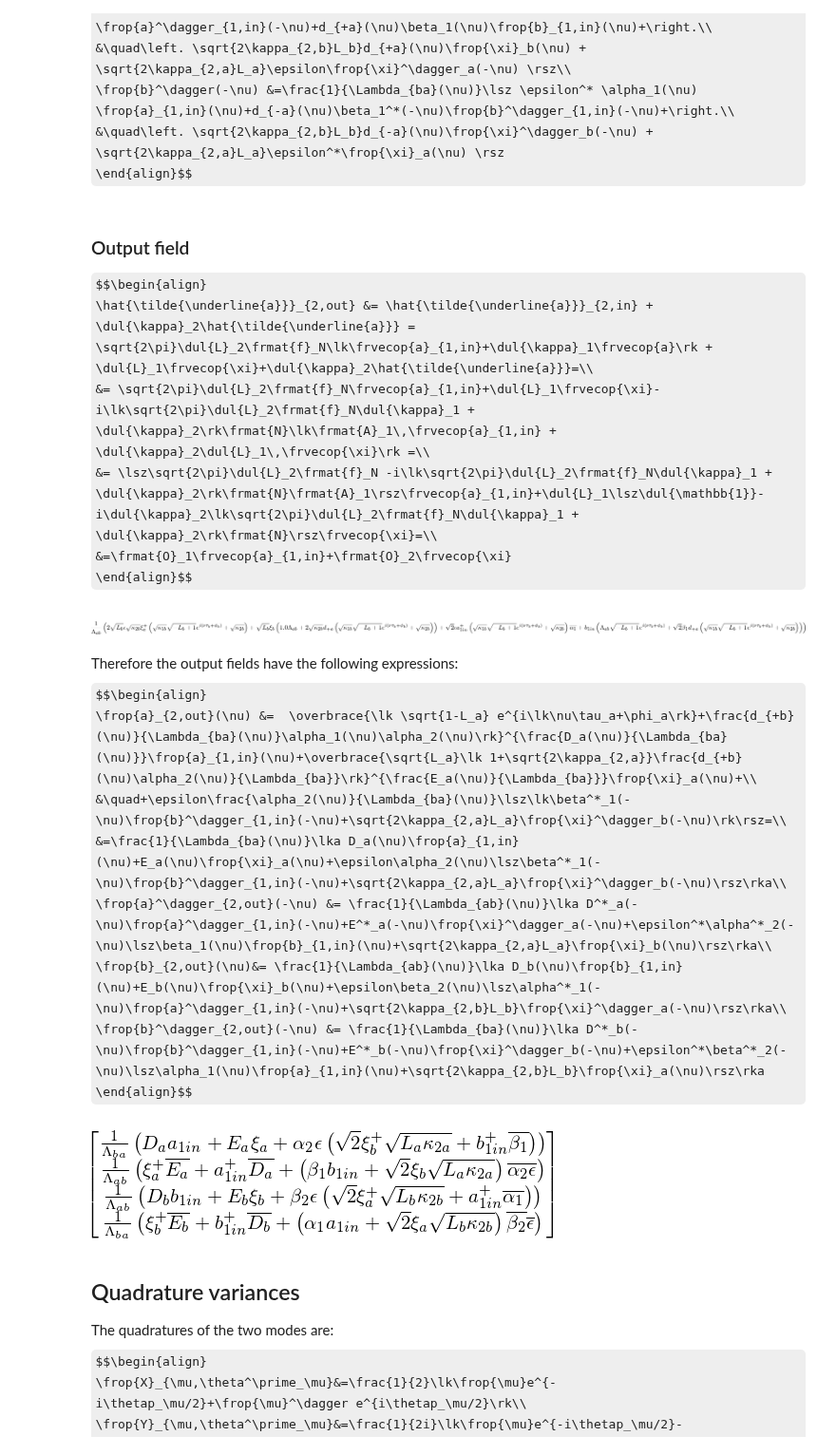
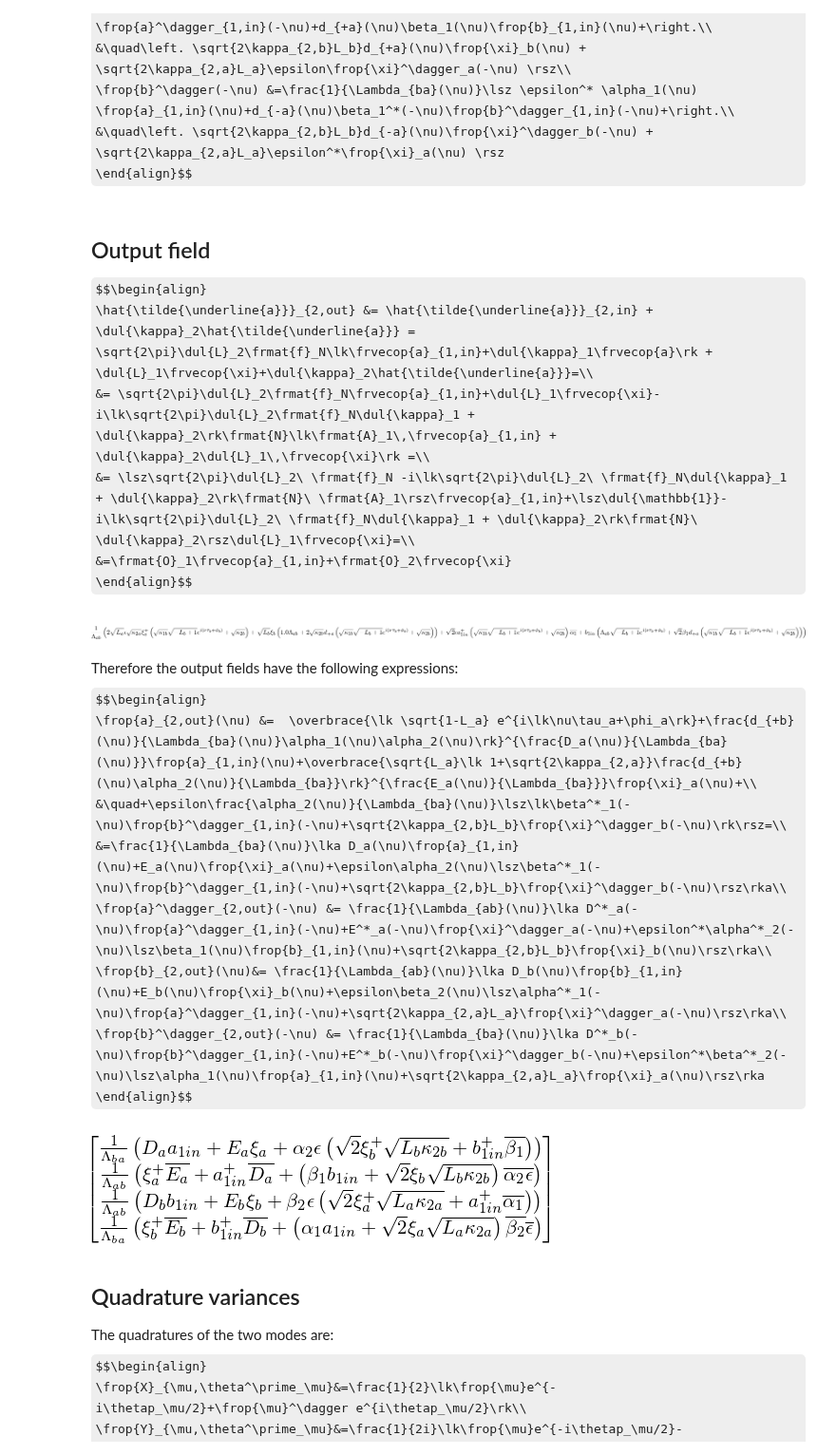
Before and after one commit to nemetniki/General-linear-model, a Jupyter notebook: NDPA.ipynb, the cells around one changed output. Shown at 95% size. Drawn from its saved outputs; the diff is of its cells as text; code cells hidden in the pictures; some formulas as TeX source.

```diff
--- a/NDPA.ipynb
+++ b/NDPA.ipynb
@@ -100,11 +113,11 @@ $$\begin{align}
 &\quad\left. \sqrt{2\kappa_{2,b}L_b}d_{-a}(\nu)\frop{\xi}^\dagger_b(-\nu) +  \sqrt{2\kappa_{2,a}L_a}\epsilon^*\frop{\xi}_a(\nu) \rsz
 \end{align}$$
 # %% [markdown]
-### Output field
+## Output field
 $$\begin{align}
 \hat{\tilde{\underline{a}}}_{2,out} &= \hat{\tilde{\underline{a}}}_{2,in} + \dul{\kappa}_2\hat{\tilde{\underline{a}}} = \sqrt{2\pi}\dul{L}_2\frmat{f}_N\lk\frvecop{a}_{1,in}+\dul{\kappa}_1\frvecop{a}\rk + \dul{L}_1\frvecop{\xi}+\dul{\kappa}_2\hat{\tilde{\underline{a}}}=\\
 &= \sqrt{2\pi}\dul{L}_2\frmat{f}_N\frvecop{a}_{1,in}+\dul{L}_1\frvecop{\xi}-i\lk\sqrt{2\pi}\dul{L}_2\frmat{f}_N\dul{\kappa}_1 + \dul{\kappa}_2\rk\frmat{N}\lk\frmat{A}_1\,\frvecop{a}_{1,in} + \dul{\kappa}_2\dul{L}_1\,\frvecop{\xi}\rk =\\
-&= \lsz\sqrt{2\pi}\dul{L}_2\frmat{f}_N -i\lk\sqrt{2\pi}\dul{L}_2\frmat{f}_N\dul{\kappa}_1 + \dul{\kappa}_2\rk\frmat{N}\frmat{A}_1\rsz\frvecop{a}_{1,in}+\dul{L}_1\lsz\dul{\mathbb{1}}-i\dul{\kappa}_2\lk\sqrt{2\pi}\dul{L}_2\frmat{f}_N\dul{\kappa}_1 + \dul{\kappa}_2\rk\frmat{N}\rsz\frvecop{\xi}=\\
+&= \lsz\sqrt{2\pi}\dul{L}_2\ \frmat{f}_N -i\lk\sqrt{2\pi}\dul{L}_2\ \frmat{f}_N\dul{\kappa}_1 + \dul{\kappa}_2\rk\frmat{N}\ \frmat{A}_1\rsz\frvecop{a}_{1,in}+\lsz\dul{\mathbb{1}}-i\lk\sqrt{2\pi}\dul{L}_2\ \frmat{f}_N\dul{\kappa}_1 + \dul{\kappa}_2\rk\frmat{N}\ \dul{\kappa}_2\rsz\dul{L}_1\frvecop{\xi}=\\
 &=\frmat{O}_1\frvecop{a}_{1,in}+\frmat{O}_2\frvecop{\xi}
 \end{align}$$
 # %%
@@ -118,24 +131,24 @@ simplify(aout[2])
 Therefore the output fields have the following expressions:
 $$\begin{align}
 \frop{a}_{2,out}(\nu) &=  \overbrace{\lk \sqrt{1-L_a} e^{i\lk\nu\tau_a+\phi_a\rk}+\frac{d_{+b}(\nu)}{\Lambda_{ba}(\nu)}\alpha_1(\nu)\alpha_2(\nu)\rk}^{\frac{D_a(\nu)}{\Lambda_{ba}(\nu)}}\frop{a}_{1,in}(\nu)+\overbrace{\sqrt{L_a}\lk 1+\sqrt{2\kappa_{2,a}}\frac{d_{+b}(\nu)\alpha_2(\nu)}{\Lambda_{ba}}\rk}^{\frac{E_a(\nu)}{\Lambda_{ba}}}\frop{\xi}_a(\nu)+\\
-&\quad+\epsilon\frac{\alpha_2(\nu)}{\Lambda_{ba}(\nu)}\lsz\lk\beta^*_1(-\nu)\frop{b}^\dagger_{1,in}(-\nu)+\sqrt{2\kappa_{2,a}L_a}\frop{\xi}^\dagger_b(-\nu)\rk\rsz=\\
-&=\frac{1}{\Lambda_{ba}(\nu)}\lka D_a(\nu)\frop{a}_{1,in}(\nu)+E_a(\nu)\frop{\xi}_a(\nu)+\epsilon\alpha_2(\nu)\lsz\beta^*_1(-\nu)\frop{b}^\dagger_{1,in}(-\nu)+\sqrt{2\kappa_{2,a}L_a}\frop{\xi}^\dagger_b(-\nu)\rsz\rka\\
-\frop{a}^\dagger_{2,out}(-\nu) &= \frac{1}{\Lambda_{ab}(\nu)}\lka D^*_a(-\nu)\frop{a}^\dagger_{1,in}(-\nu)+E^*_a(-\nu)\frop{\xi}^\dagger_a(-\nu)+\epsilon^*\alpha^*_2(-\nu)\lsz\beta_1(\nu)\frop{b}_{1,in}(\nu)+\sqrt{2\kappa_{2,a}L_a}\frop{\xi}_b(\nu)\rsz\rka\\
-\frop{b}_{2,out}(\nu)&= \frac{1}{\Lambda_{ab}(\nu)}\lka D_b(\nu)\frop{b}_{1,in}(\nu)+E_b(\nu)\frop{\xi}_b(\nu)+\epsilon\beta_2(\nu)\lsz\alpha^*_1(-\nu)\frop{a}^\dagger_{1,in}(-\nu)+\sqrt{2\kappa_{2,b}L_b}\frop{\xi}^\dagger_a(-\nu)\rsz\rka\\
-\frop{b}^\dagger_{2,out}(-\nu) &= \frac{1}{\Lambda_{ba}(\nu)}\lka D^*_b(-\nu)\frop{b}^\dagger_{1,in}(-\nu)+E^*_b(-\nu)\frop{\xi}^\dagger_b(-\nu)+\epsilon^*\beta^*_2(-\nu)\lsz\alpha_1(\nu)\frop{a}_{1,in}(\nu)+\sqrt{2\kappa_{2,b}L_b}\frop{\xi}_a(\nu)\rsz\rka
+&\quad+\epsilon\frac{\alpha_2(\nu)}{\Lambda_{ba}(\nu)}\lsz\lk\beta^*_1(-\nu)\frop{b}^\dagger_{1,in}(-\nu)+\sqrt{2\kappa_{2,b}L_b}\frop{\xi}^\dagger_b(-\nu)\rk\rsz=\\
+&=\frac{1}{\Lambda_{ba}(\nu)}\lka D_a(\nu)\frop{a}_{1,in}(\nu)+E_a(\nu)\frop{\xi}_a(\nu)+\epsilon\alpha_2(\nu)\lsz\beta^*_1(-\nu)\frop{b}^\dagger_{1,in}(-\nu)+\sqrt{2\kappa_{2,b}L_b}\frop{\xi}^\dagger_b(-\nu)\rsz\rka\\
+\frop{a}^\dagger_{2,out}(-\nu) &= \frac{1}{\Lambda_{ab}(\nu)}\lka D^*_a(-\nu)\frop{a}^\dagger_{1,in}(-\nu)+E^*_a(-\nu)\frop{\xi}^\dagger_a(-\nu)+\epsilon^*\alpha^*_2(-\nu)\lsz\beta_1(\nu)\frop{b}_{1,in}(\nu)+\sqrt{2\kappa_{2,b}L_b}\frop{\xi}_b(\nu)\rsz\rka\\
+\frop{b}_{2,out}(\nu)&= \frac{1}{\Lambda_{ab}(\nu)}\lka D_b(\nu)\frop{b}_{1,in}(\nu)+E_b(\nu)\frop{\xi}_b(\nu)+\epsilon\beta_2(\nu)\lsz\alpha^*_1(-\nu)\frop{a}^\dagger_{1,in}(-\nu)+\sqrt{2\kappa_{2,a}L_a}\frop{\xi}^\dagger_a(-\nu)\rsz\rka\\
+\frop{b}^\dagger_{2,out}(-\nu) &= \frac{1}{\Lambda_{ba}(\nu)}\lka D^*_b(-\nu)\frop{b}^\dagger_{1,in}(-\nu)+E^*_b(-\nu)\frop{\xi}^\dagger_b(-\nu)+\epsilon^*\beta^*_2(-\nu)\lsz\alpha_1(\nu)\frop{a}_{1,in}(\nu)+\sqrt{2\kappa_{2,a}L_a}\frop{\xi}_a(\nu)\rsz\rka
 \end{align}$$
 # %%
 alpha1,beta1,alpha2,beta2,Da,Db,Ea,Eb = symbols('\\alpha_1 \\beta_1 \\alpha_2 \\beta_2 D_a D_b E_a E_b')
 thetapa,thetapb,kapa,kapb = symbols('\\theta_pa \\theta_pb \kappa_a \kappa_b')
-aout = Matrix([1/(Lba)*(Da*a1in+Ea*xia+alpha2*eps*(conjugate(beta1)*bd1in+sqrt(2*kap2a*La)*xidb)),\
+aout = Matrix([1/(Lba)*(Da*a1in+Ea*xia+alpha2*eps*(conjugate(beta1)*bd1in+sqrt(2*kap2b*Lb)*xidb)),\
                1/(Lab)*(conjugate(Da)*ad1in+conjugate(Ea)*xida+\
-                        conjugate(alpha2)*conjugate(eps)*(beta1*b1in+sqrt(2*kap2a*La)*xib)),\
-               1/(Lab)*(Db*b1in+Eb*xib+beta2*eps*(conjugate(alpha1)*ad1in+sqrt(2*kap2b*Lb)*xida)),\
+                        conjugate(alpha2)*conjugate(eps)*(beta1*b1in+sqrt(2*kap2b*Lb)*xib)),\
+               1/(Lab)*(Db*b1in+Eb*xib+beta2*eps*(conjugate(alpha1)*ad1in+sqrt(2*kap2a*La)*xida)),\
                1/(Lba)*(conjugate(Db)*bd1in+conjugate(Eb)*xidb+\
-                        conjugate(beta2)*conjugate(eps)*(alpha1*a1in+sqrt(2*kap2b*Lb)*xia))])
+                        conjugate(beta2)*conjugate(eps)*(alpha1*a1in+sqrt(2*kap2a*La)*xia))])
 aout
 # %% [output]
-[figure, old version]
+[figure, new version]
 # %% [markdown]
 ## Quadrature variances
 
```
Also changed, not shown: parts of 11 cells of this notebook, 1 other file.
